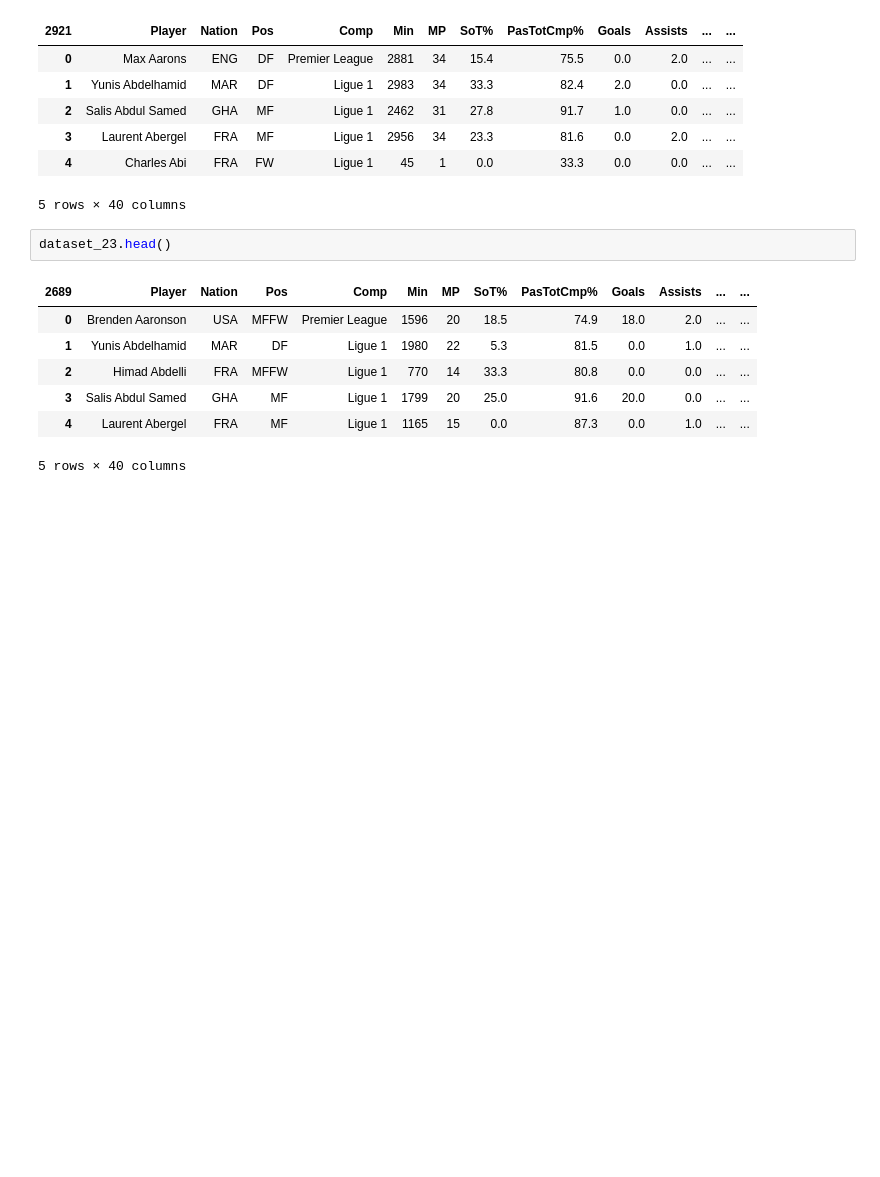
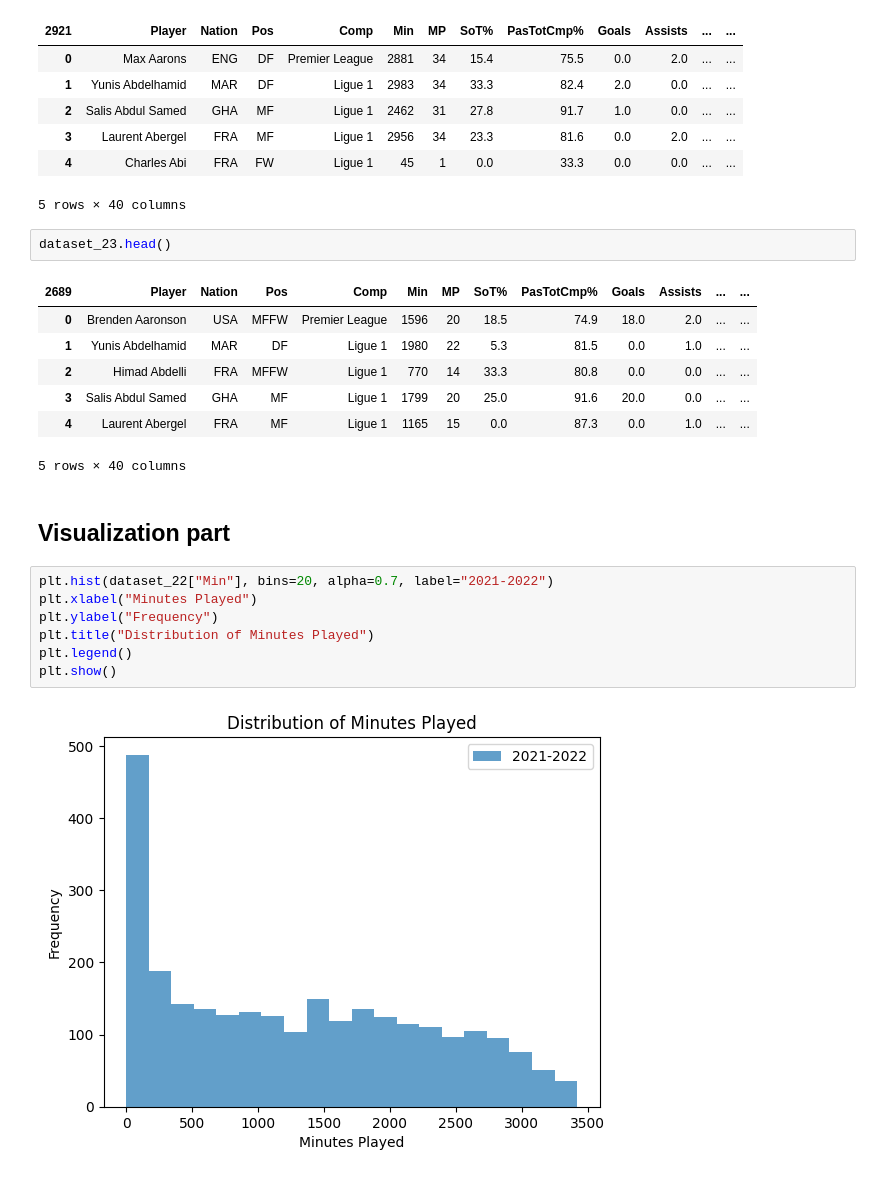
Before and after one commit to Mammew/proj_IDS, a Jupyter notebook: notebook.ipynb, the cells around one changed output. Cells and saved outputs as stored; diff of their text form; blank space fills up the shorter version.

Commit message:
Starting the Visualization part

```diff
--- a/notebook.ipynb
+++ b/notebook.ipynb
@@ -114,3 +114,14 @@ dataset_23.head()
 | 3 | Salis Abdul Samed | GHA | MF | Ligue 1 | 1799 | 20 | 25.0 | 91.6 | 20.0 | 0.0 | ... | ... |
 | 4 | Laurent Abergel | FRA | MF | Ligue 1 | 1165 | 15 | 0.0 | 87.3 | 0.0 | 1.0 | ... | ... |
 5 rows × 40 columns
+# %% [markdown]
+## Visualization part
+# %%
+plt.hist(dataset_22["Min"], bins=20, alpha=0.7, label="2021-2022")
+plt.xlabel("Minutes Played")
+plt.ylabel("Frequency")
+plt.title("Distribution of Minutes Played")
+plt.legend()
+plt.show()
+# %% [output]
+[figure, added]
```
Also changed, not shown: parts of 1 cell of this notebook.
